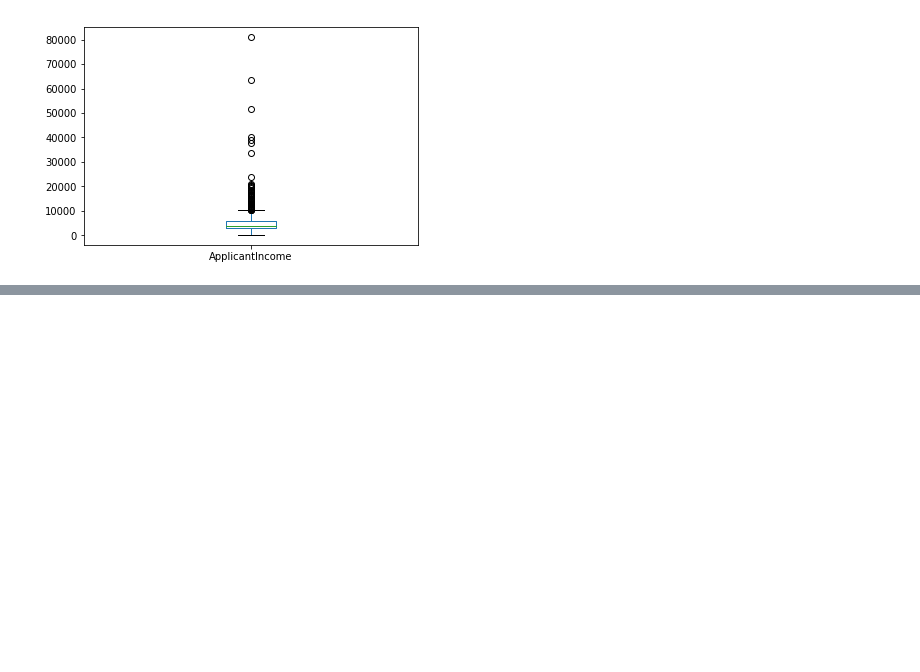
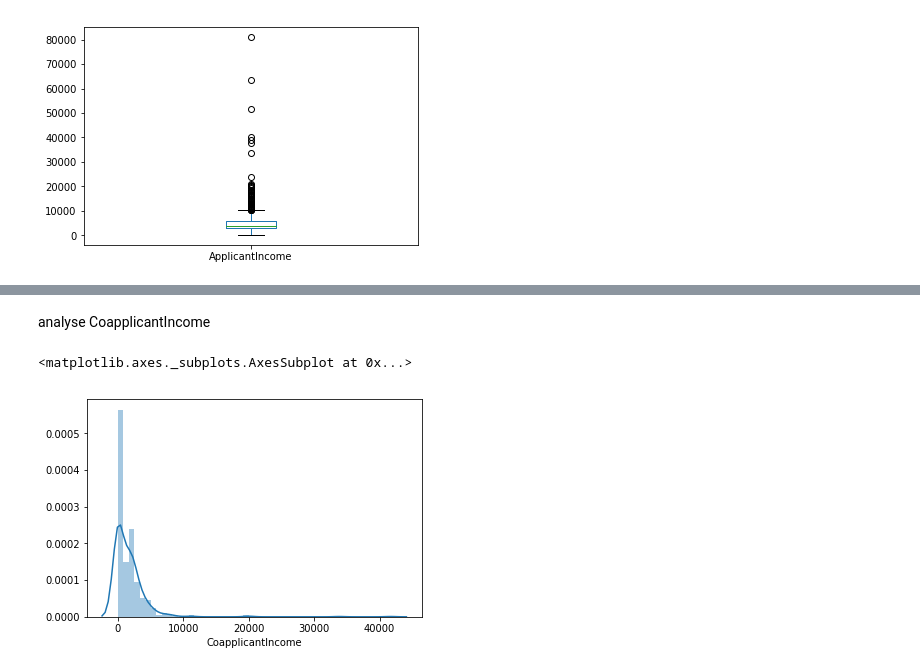
Before and after one commit to isiagi/loan_prediction_dataScience_learn, a Jupyter notebook: Untitled.ipynb, the cells around one changed output, grey strips where cells are left out. Saved outputs shown, nothing was run; the diff lists cells and outputs as text; code cells hidden in the pictures; blank space fills up the shorter version.

```diff
--- a/Untitled.ipynb
+++ b/Untitled.ipynb
@@ -111,0 +117,7 @@ train["ApplicantIncome"].plot.box()
+# %% [markdown]
+analyse CoapplicantIncome
+# %%
+sns.distplot(train["CoapplicantIncome"])
+# %% [output]
+<matplotlib.axes._subplots.AxesSubplot at 0x...>
+[figure, added]
```
Also changed, not shown: parts of 10 cells of this notebook.
